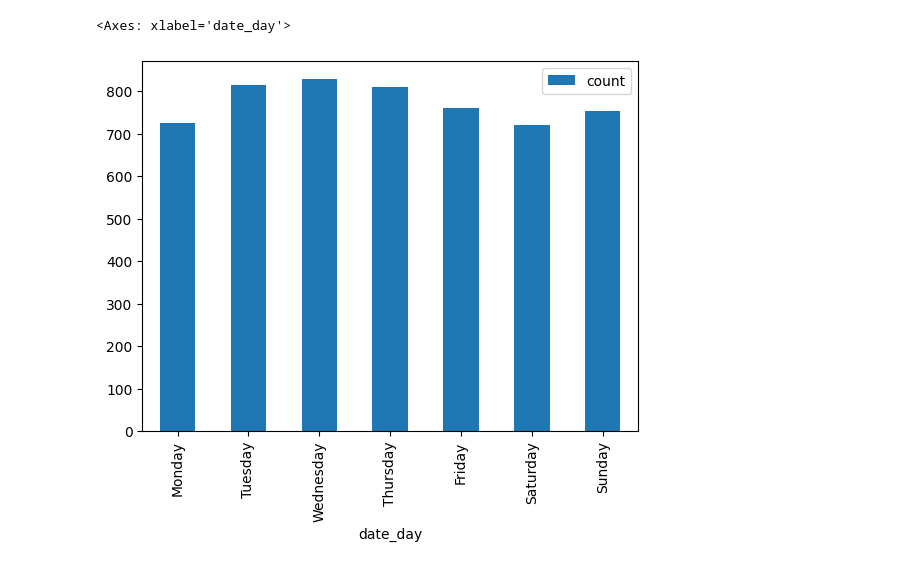
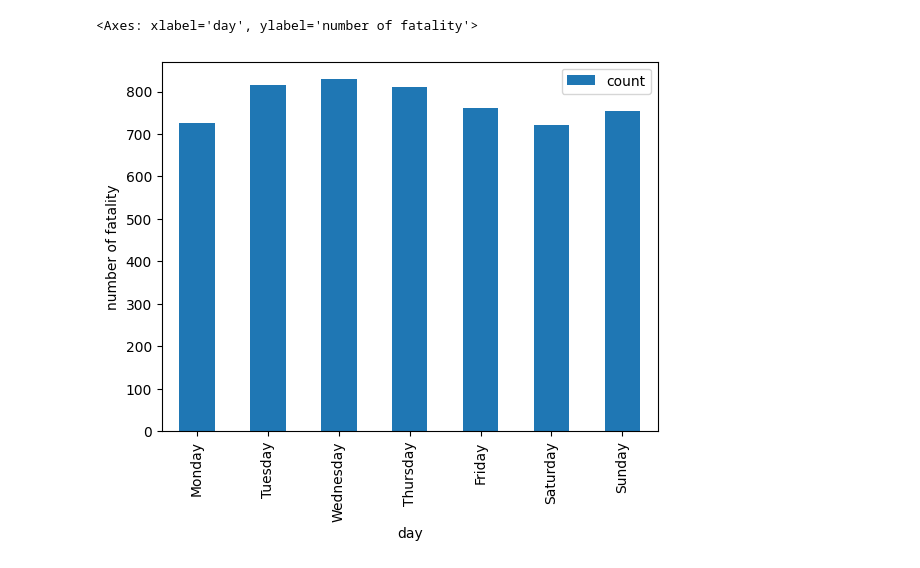
Before and after one commit to WitekHun/MOD8_2, a Jupyter notebook: Fatality.ipynb, the cells around one changed output. Saved outputs shown, nothing was run; the diff lists cells and outputs as text; code cells hidden in the pictures.

```diff
--- a/Fatality.ipynb
+++ b/Fatality.ipynb
@@ -61,23 +78,22 @@ fatal_weekday.rename(columns={"name": "count"}, inplace=True)
 # %%
 cats = [
         "Monday",
         "Tuesday",
         "Wednesday",
         "Thursday",
         "Friday",
         "Saturday",
         "Sunday",
 ]
 cat_type = CategoricalDtype(categories=cats, ordered=True)
 fatal_weekday["date_day"] = fatal_weekday["date_day"].astype(cat_type)
 fatal_weekday = fatal_weekday.groupby(["date_day"]).sum().reindex(cats)
 fatal_weekday.reset_index(inplace=True)
 fatal_weekday.to_csv("fatal_weekday.csv")
-fatal_rm.to_csv("fatal_rm.csv")
-fatal_weekday.plot(x="date_day", y="count", kind="bar")
+fatal_weekday.plot(x="date_day", y="count", xlabel='day',ylabel='number of fatality',kind="bar")
 # %% [output]
-<Axes: xlabel='date_day'>
+<Axes: xlabel='day', ylabel='number of fatality'>
-[figure, old version]
+[figure, new version]
 # %%
 state_pop = pd.read_html("https://simple.wikipedia.org/wiki/List_of_U.S._states_by_population", header=0)
 state_pop[0].to_csv("tmp/pop_tmp.csv")
```
Also changed, not shown: parts of 10 cells of this notebook, 3 other files.
